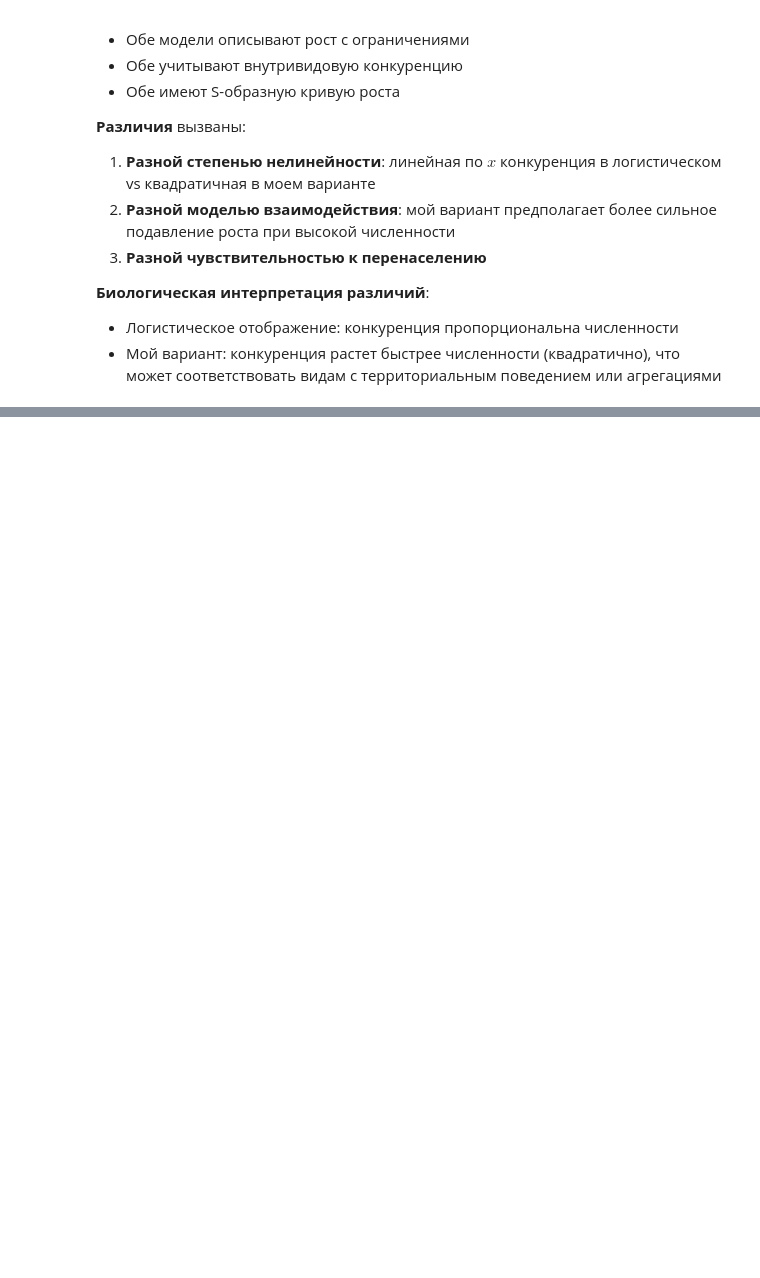
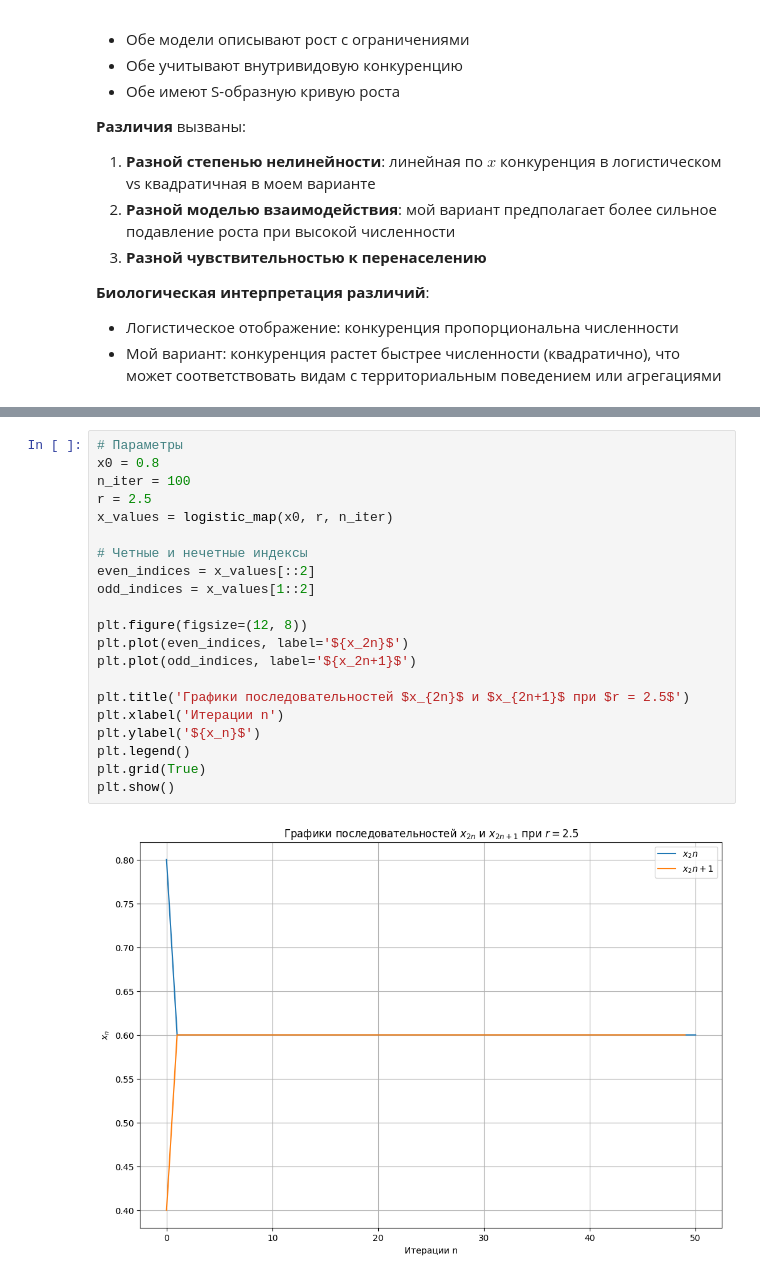
Before and after one commit to hertbex/MatanLab, a Jupyter notebook: Matan.ipynb, the cells around one changed output, grey strips where cells are left out. Drawn from its saved outputs; the diff is of its cells as text; blank space fills up the shorter version.

```diff
--- a/Matan.ipynb
+++ b/Matan.ipynb
@@ -290,0 +409,23 @@ plt.show()
+# %%
+# Параметры
+x0 = 0.8
+n_iter = 100
+r = 2.5
+x_values = logistic_map(x0, r, n_iter)
+
+# Четные и нечетные индексы
+even_indices = x_values[::2]
+odd_indices = x_values[1::2]
+
+plt.figure(figsize=(12, 8))
+plt.plot(even_indices, label='${x_2n}$')
+plt.plot(odd_indices, label='${x_2n+1}$')
+
+plt.title('Графики последовательностей $x_{2n}$ и $x_{2n+1}$ при $r = 2.5$')
+plt.xlabel('Итерации n')
+plt.ylabel('${x_n}$')
+plt.legend()
+plt.grid(True)
+plt.show()
+# %% [output]
+[figure, added]
```
Also changed, not shown: parts of 11 cells of this notebook.
